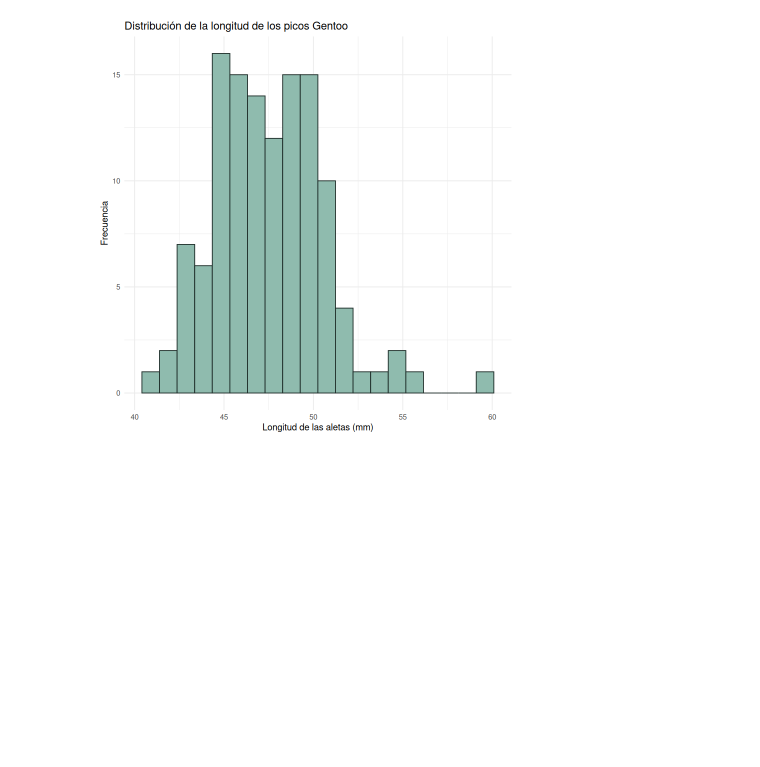
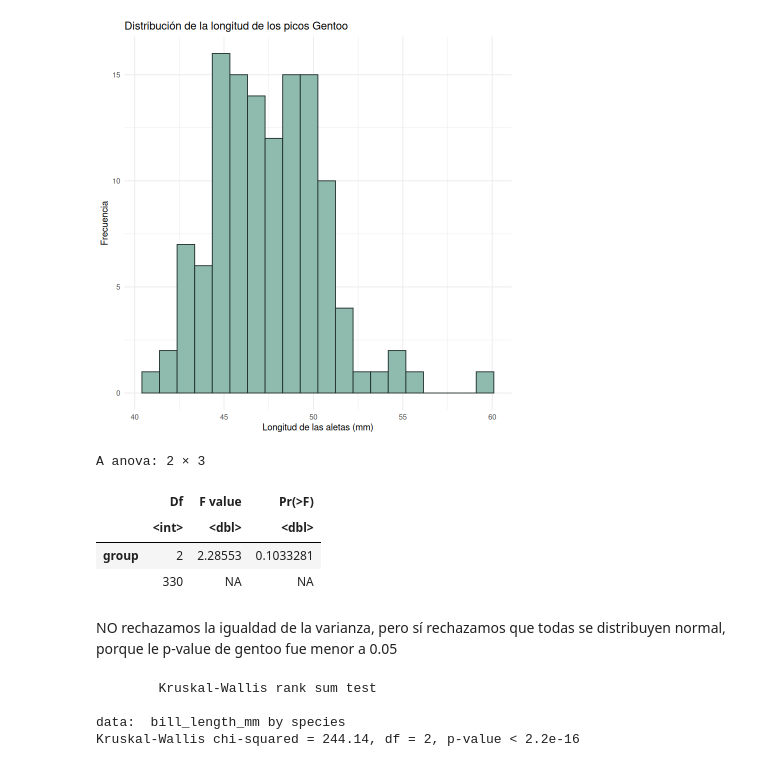
Before and after one commit to JPMtz65/Ciencia-de-Datos, a Jupyter notebook: M1/Tarea1/pinguinos.ipynb, the cells around one changed output. Drawn from its saved outputs; the diff is of its cells as text; code cells hidden in the pictures; blank space fills up the shorter version.

```diff
--- a/M1/Tarea1/pinguinos.ipynb
+++ b/M1/Tarea1/pinguinos.ipynb
@@ -532,3 +532,20 @@ Warning message:
 data:  na.omit(pico_gentoo)
 W = 0.97272, p-value = 0.01349
 [figure]
+# %%
+leveneTest(bill_length_mm ~ species, data = na.omit(penguins))
+# %% [output]
+A anova: 2 × 3
+|  | Df | F value | Pr(>F) |
+|  | <int> | <dbl> | <dbl> |
+| group | 2 | 2.28553 | 0.1033281 |
+|  | 330 | NA | NA |
+# %% [markdown]
+NO rechazamos la igualdad de la varianza, pero sí rechazamos que todas se distribuyen normal, porque le p-value de gentoo fue menor a 0.05
+# %%
+kruskal.test(bill_length_mm ~ species, data = penguins)
+# %% [output]
+        Kruskal-Wallis rank sum test
+
+data:  bill_length_mm by species
+Kruskal-Wallis chi-squared = 244.14, df = 2, p-value < 2.2e-16
```
Also changed, not shown: parts of 1 cell of this notebook.
